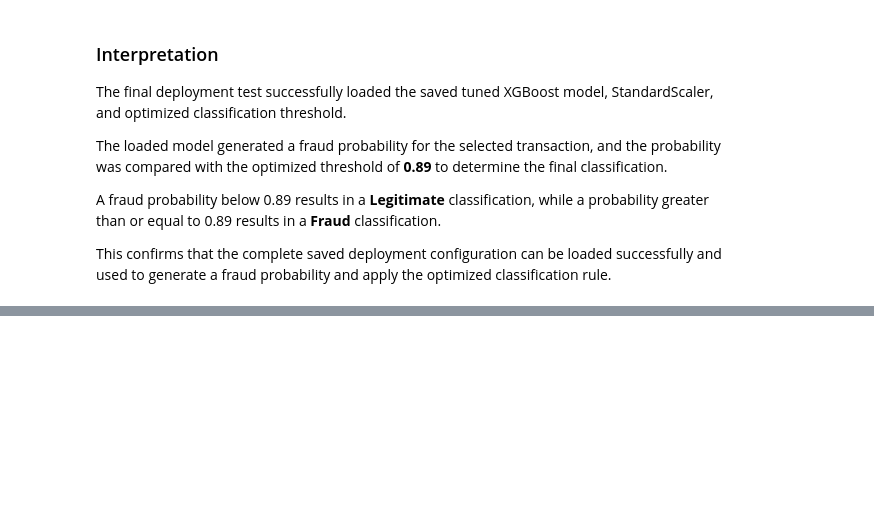
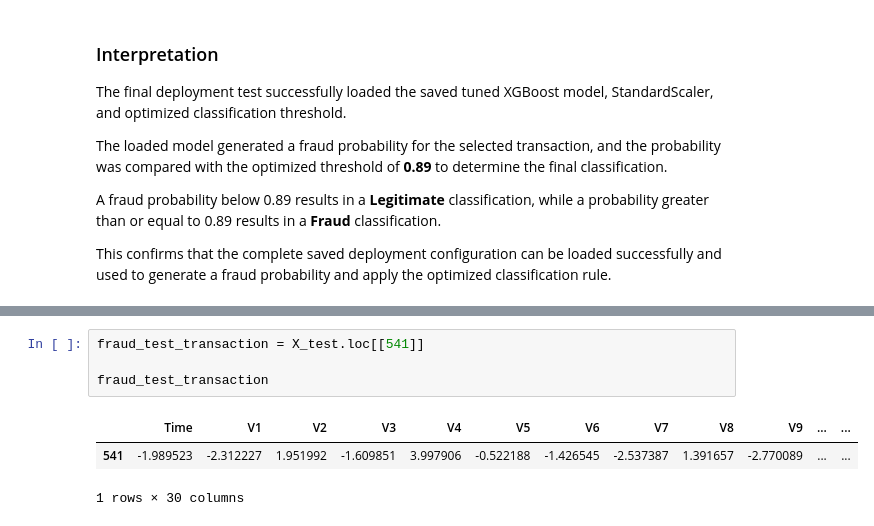
Before and after one commit to Onwuanabile-Sylvia/fraud-detection, a Jupyter notebook: notebooks/Sylvia_Fraud_Detection_Project.ipynb, the cells around one changed output, grey strips where cells are left out. Drawn from its saved outputs; the diff is of its cells as text; blank space fills up the shorter version.

```diff
--- a/notebooks/Sylvia_Fraud_Detection_Project.ipynb
+++ b/notebooks/Sylvia_Fraud_Detection_Project.ipynb
@@ -3191,0 +3307,8 @@ This confirms that the complete saved deployment configuration can be loaded suc
+# %%
+fraud_test_transaction = X_test.loc[[541]]
+
+fraud_test_transaction
+# %% [output]
+|  | Time | V1 | V2 | V3 | V4 | V5 | V6 | V7 | V8 | V9 | ... | ... |
+| 541 | -1.989523 | -2.312227 | 1.951992 | -1.609851 | 3.997906 | -0.522188 | -1.426545 | -2.537387 | 1.391657 | -2.770089 | ... | ... |
+1 rows × 30 columns
```
Also changed, not shown: parts of 37 cells of this notebook, 9 other files.
